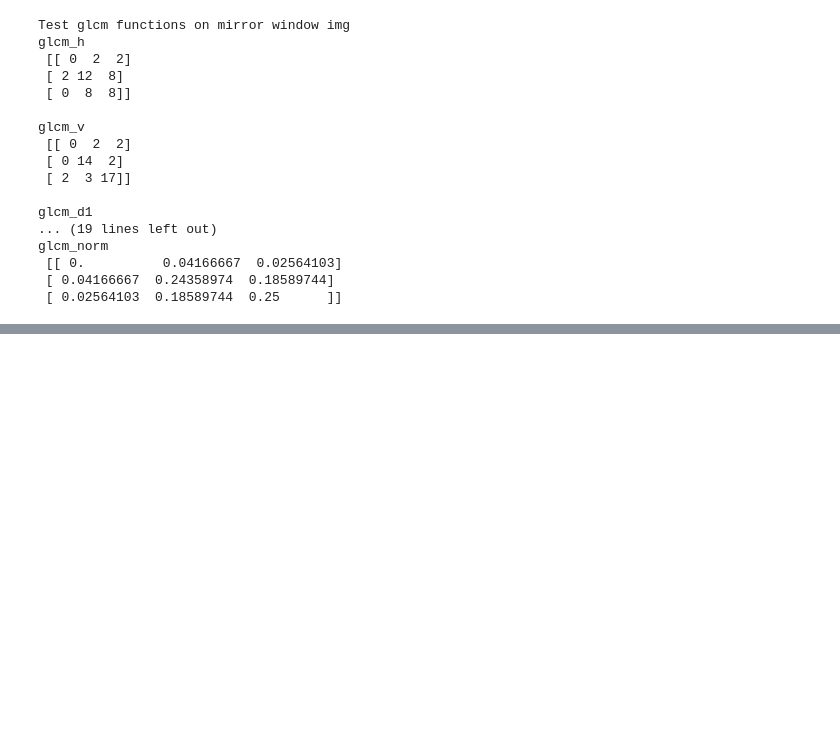
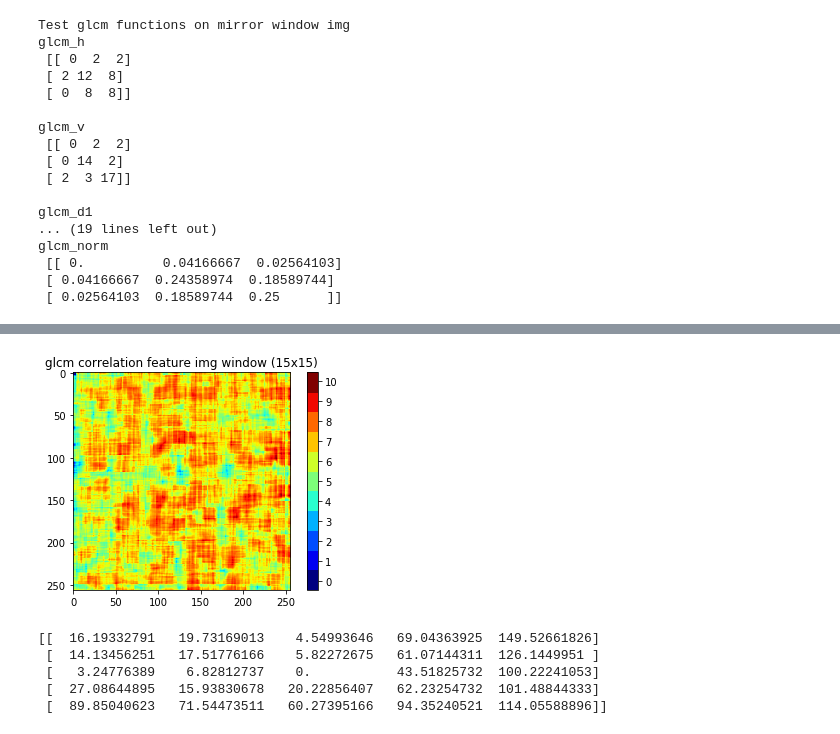
Before and after one commit to samleoqh/digital-img-ana, a Jupyter notebook: exercise/GLCM.ipynb, the cells around one changed output, grey strips where cells are left out. Cells and saved outputs as stored; diff of their text form; code cells hidden in the pictures; blank space fills up the shorter version.

```diff
--- a/exercise/GLCM.ipynb
+++ b/exercise/GLCM.ipynb
@@ -838,0 +881,57 @@ features of isotropic glcm-----------
+# %%
+# Make plot with vertical (default) colorbar
+from matplotlib import cm
+import matplotlib.colors as mcolors
+
+# these two functions copied
+# from https://stackoverflow.com/questions/18704353/correcting-matplotlib-colorbar-ticks
+
+def colorbar_index(ncolors, cmap):
+    cmap = cmap_discretize(cmap, ncolors)
+    mappable = cm.ScalarMappable(cmap=cmap)
+    mappable.set_array([])
+    mappable.set_clim(-0.5, ncolors+0.5)
+    colorbar = plt.colorbar(mappable)
+    colorbar.set_ticks(np.linspace(0, ncolors, ncolors))
+    colorbar.set_ticklabels(range(ncolors))
+
+def cmap_discretize(cmap, N):
+    """Return a discrete colormap from the continuous colormap cmap.
+
+        cmap: colormap instance, eg. cm.jet.
+        N: number of colors.
+
+    Example
+        x = resize(arange(100), (5,100))
+        djet = cmap_discretize(cm.jet, 5)
+        imshow(x, cmap=djet)
+    """
+
+    if type(cmap) == str:
+        cmap = plt.get_cmap(cmap)
+    colors_i = np.concatenate((np.linspace(0, 1., N), (0.,0.,0.,0.)))
+    colors_rgba = cmap(colors_i)
+    indices = np.linspace(0, 1., N+1)
+    cdict = {}
+    for ki,key in enumerate(('red','green','blue')):
+        cdict[key] = [ (indices[i], colors_rgba[i-1,ki], colors_rgba[i,ki])
+                       for i in range(N+1) ]
+    # Return colormap object.
+    return mcolors.LinearSegmentedColormap(cmap.name + "_%d"%N, cdict, 1024)
+
+fig, ax = plt.subplots()
+
+cmap = plt.get_cmap('jet')
+
+cax = ax.imshow(feature_img, interpolation='nearest', cmap=cmap)
+ax.set_title('glcm correlation feature img window (15x15)')
+colorbar_index(ncolors=11, cmap=cmap)
+
+plt.show()
+# %% [output]
+[figure, added]
+[[  16.19332791   19.73169013    4.54993646   69.04363925  149.52661826]
+ [  14.13456251   17.51776166    5.82272675   61.07144311  126.1449951 ]
+ [   3.24776389    6.82812737    0.           43.51825732  100.22241053]
+ [  27.08644895   15.93830678   20.22856407   62.23254732  101.48844333]
+ [  89.85040623   71.54473511   60.27395166   94.35240521  114.05588896]]
```
Also changed, not shown: parts of 3 cells of this notebook.
